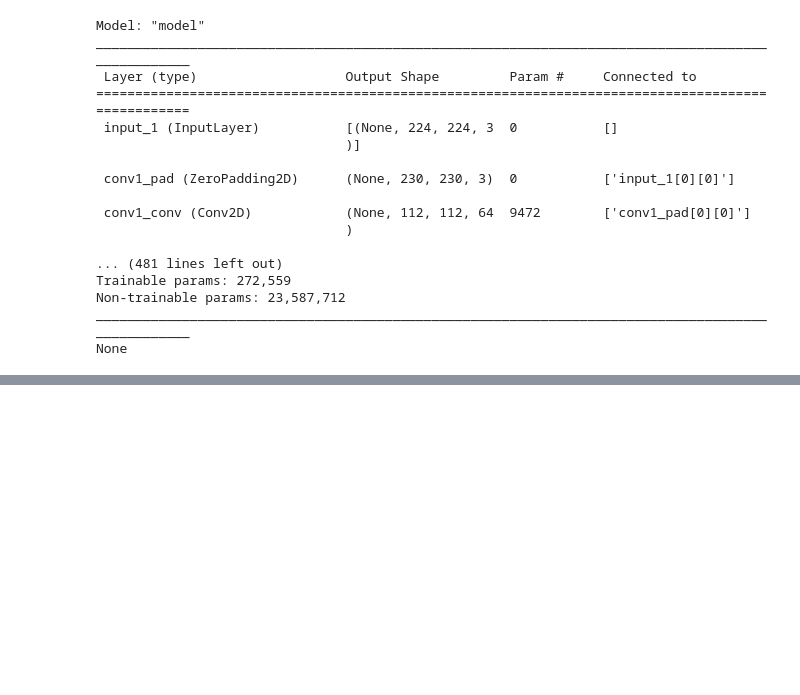
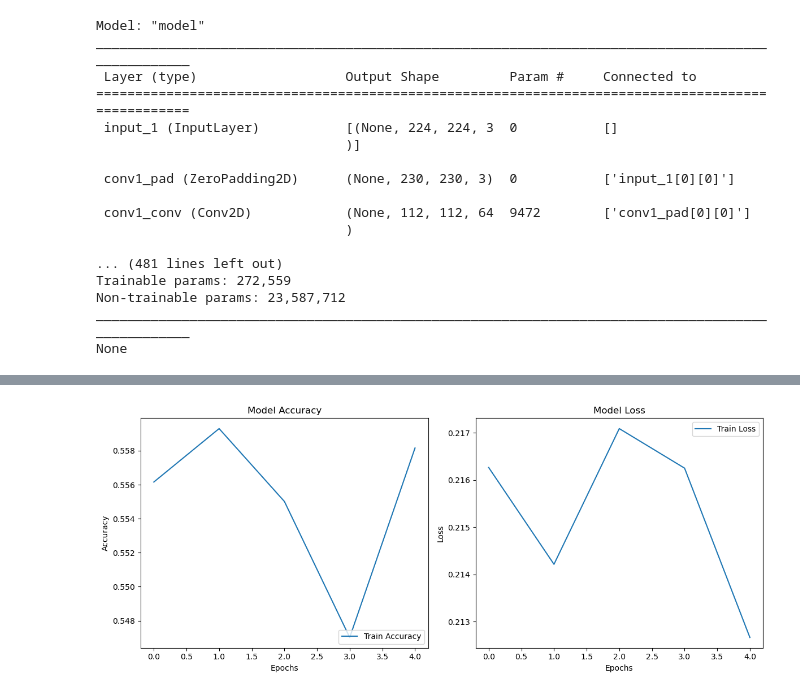
Before and after one commit to AndrewDant/AI570-Xray, a Jupyter notebook: AI 570 Xray Diagnosis.ipynb, the cells around one changed output, grey strips where cells are left out. Drawn from its saved outputs; the diff is of its cells as text; code cells hidden in the pictures; blank space fills up the shorter version.

Commit message:
inputs, model train, and outputs all working

```diff
--- a/AI 570 Xray Diagnosis.ipynb
+++ b/AI 570 Xray Diagnosis.ipynb
@@ -263,7 +263,7 @@ max         1.000000       1.000000
 # %%
 # Loads images from all subdirectories
 image_dataset = tf.keras.preprocessing.image_dataset_from_directory(
-    directory=path,
+    directory=r"C:\Users\andrew.dant\Downloads\archive\images_001",
     labels=None,
     image_size=(224, 224),  # all images are resized to this size. Should match model's expectations
     batch_size=None
@@ -372,0 +363,20 @@ Epoch 1/5
+# %%
+import os
+
+# Path to save/load model weights
+weights_path = "model_weights.h5"
+
+if os.path.exists(weights_path):
+    print("Loading saved model weights...")
+    model.load_weights(weights_path)
+else:
+    print("No saved weights found. Training the model...")
+
+    history = model.fit(
+        train_dataset,
+        epochs=5
+    )
+
+    # Save the trained weights
+    print("Saving model weights...")
+    model.save_weights(weights_path)
@@ -373,43 +426,26 @@ Epoch 1/5
 # %%
-
-# Evaluate the model on the test set
-test_loss, test_accuracy = model.evaluate(test_dataset)
-
-# Print the results
-print(f"Test Loss: {test_loss:.4f}")
-print(f"Test Accuracy: {test_accuracy:.4f}")
-
-# Get predictions on the test set
-predictions = model.predict(test_dataset)
-
-# Convert predictions to class labels
-predicted_classes = np.argmax(predictions, axis=1)
-
-# Get true labels
-true_classes = test_dataset.classes
-
-# Generate a classification report
-print(classification_report(true_classes, predicted_classes, target_names=list(test_dataset.class_indices.keys())))
 
 # Plot training & validation accuracy values
 plt.figure(figsize=(12, 5))
 
 plt.subplot(1, 2, 1)
 plt.plot(history.history['accuracy'], label='Train Accuracy')
-plt.plot(history.history['val_accuracy'], label='Validation Accuracy')
+# plt.plot(history.history['val_accuracy'], label='Validation Accuracy')
 plt.title('Model Accuracy')
 plt.xlabel('Epochs')
 plt.ylabel('Accuracy')
 plt.legend(loc='lower right')
 
 # Plot training & validation loss values
 plt.subplot(1, 2, 2)
 plt.plot(history.history['loss'], label='Train Loss')
-plt.plot(history.history['val_loss'], label='Validation Loss')
+# plt.plot(history.history['val_loss'], label='Validation Loss')
 plt.title('Model Loss')
 plt.xlabel('Epochs')
 plt.ylabel('Loss')
 plt.legend(loc='upper right')
 
 plt.tight_layout()
 plt.show()
+# %% [output]
+[figure, added]
```
Also changed, not shown: parts of 7 cells of this notebook.
